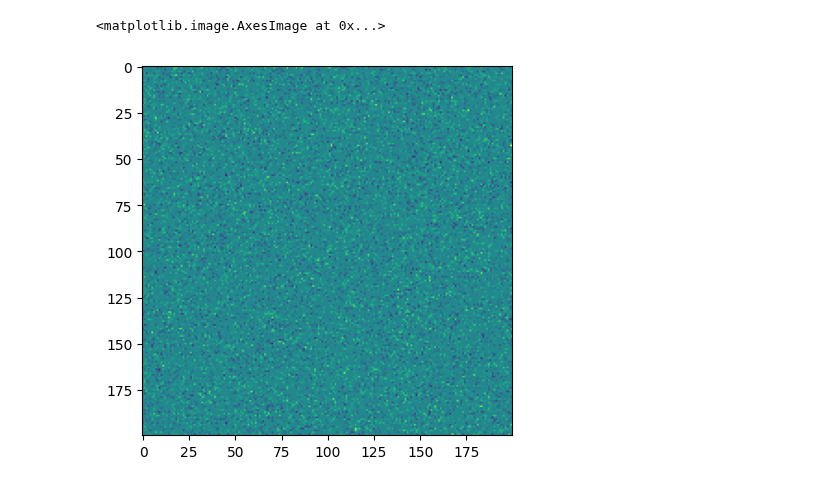
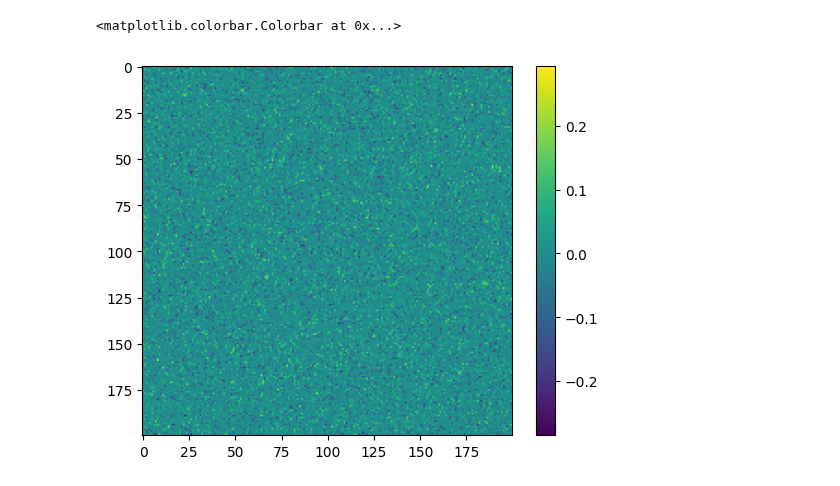
Before and after one commit to Sam-q-3736/srnn_rls, a Jupyter notebook: rate_testing.ipynb, the cells around one changed output. Cells and saved outputs as stored; diff of their text form; code cells hidden in the pictures.

```diff
--- a/rate_testing.ipynb
+++ b/rate_testing.ipynb
@@ -55,9 +55,10 @@ aux_targs = Hx + fdrive
 # %%
 W_driven = rtrainer.W_trained
 plt.imshow(W_driven)
+plt.colorbar()
 # %% [output]
-<matplotlib.image.AxesImage at 0x...>
+<matplotlib.colorbar.Colorbar at 0x...>
-[figure, old version]
+[figure, new version]
 # %%
 task_gen = rate_training(n_par, time_par, train_par, conn_par, run_par)
 # %%
```
Also changed, not shown: parts of 7 cells of this notebook, 1 other file.
